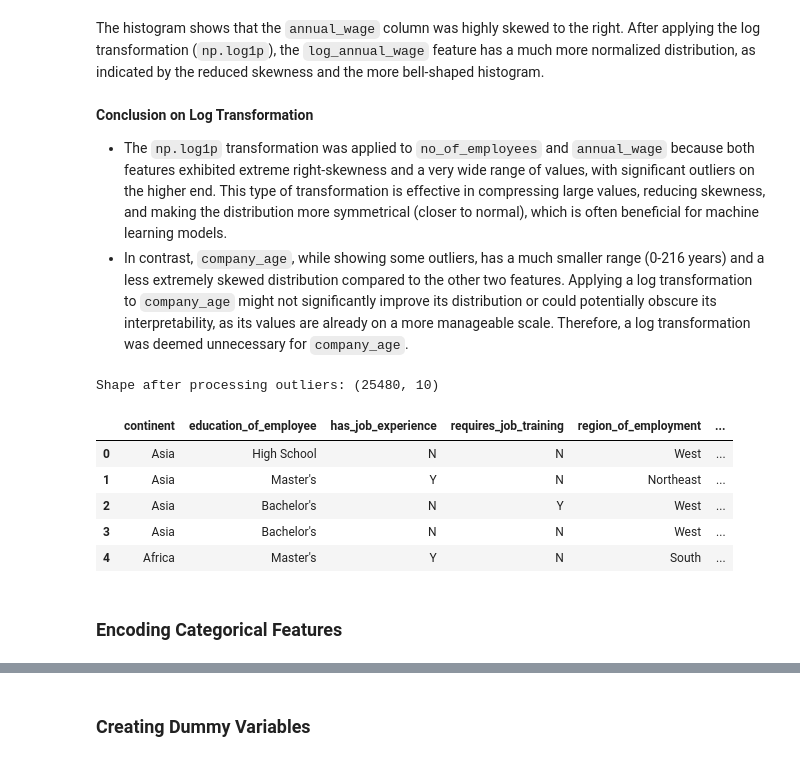
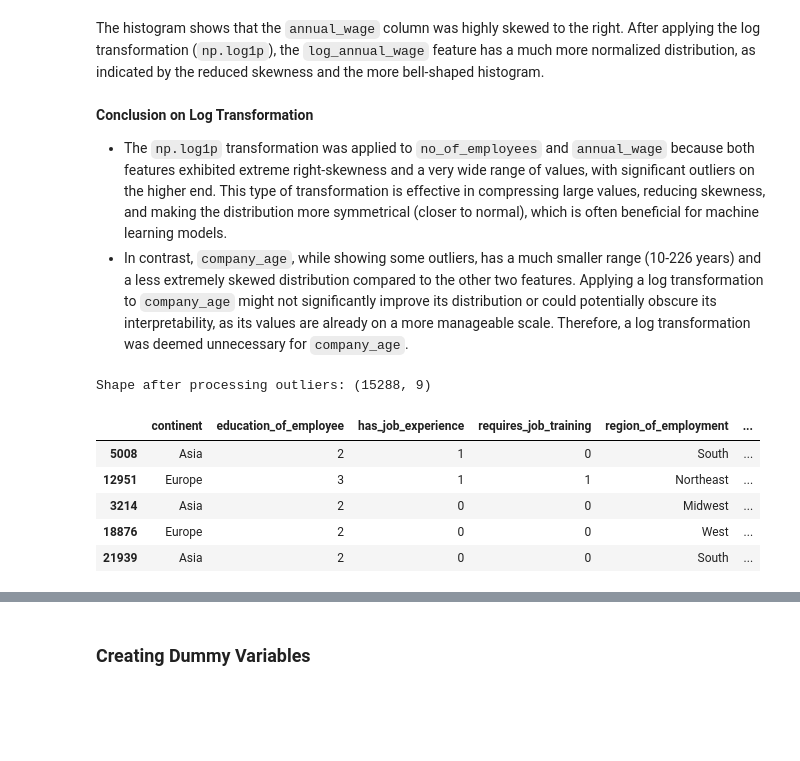
Before and after one commit to alienrivero/great-learning-aiml, a Jupyter notebook: Advanced Machine Learning/EasyVisa/Project_Full_Code_Notebook_EasyVisa.ipynb, the cells around one changed output, grey strips where cells are left out. Drawn from its saved outputs; the diff is of its cells as text; code cells hidden in the pictures; blank space fills up the shorter version.

```diff
--- a/Advanced Machine Learning/EasyVisa/Project_Full_Code_Notebook_EasyVisa.ipynb
+++ b/Advanced Machine Learning/EasyVisa/Project_Full_Code_Notebook_EasyVisa.ipynb
@@ -782,0 +762,10 @@ Shape: (25480, 10)
+# %%
+# Use reference year to avoid data leakage
+reference_year = 2026
+
+# Apply the same reference year to train, validation, and test
+data['company_age'] = reference_year - data['yr_of_estab']
+
+print(f"New feature 'company_age' created using {reference_year} as the reference year.")
+
+display(data[['yr_of_estab', 'company_age']].head())
@@ -782,0 +794,3 @@ Shape: (25480, 10)
+# %%
+# Drop original columns after transformation
+data.drop(['prevailing_wage', 'unit_of_wage', 'yr_of_estab'], axis=1, inplace=True)
@@ -782,0 +801,17 @@ Shape: (25480, 10)
+# %%
+X = data.drop('case_status', axis=1)
+y = data['case_status']
+
+# Splitting data into training, validation and test set:
+# first we split data into 2 parts, say temporary and test
+
+X_temp, X_test, y_temp, y_test = train_test_split(
+    X, y, test_size=0.2, random_state=1, stratify=y
+)
+
+# then we split the temporary set into train and validation
+
+X_train, X_val, y_train, y_val = train_test_split(
+    X_temp, y_temp, test_size=0.25, random_state=1, stratify=y_temp
+)
+print(X_train.shape, X_val.shape, X_test.shape)
@@ -865,24 +904,22 @@ The histogram shows that the `annual_wage` column was highly skewed to the right
 **Conclusion on Log Transformation**
 
 - The `np.log1p` transformation was applied to `no_of_employees` and `annual_wage` because both features exhibited extreme right-skewness and a very wide range of values, with significant outliers on the higher end. This type of transformation is effective in compressing large values, reducing skewness, and making the distribution more symmetrical (closer to normal), which is often beneficial for machine learning models.
-- In contrast, `company_age`, while showing some outliers, has a much smaller range (0-216 years) and a less extremely skewed distribution compared to the other two features. Applying a log transformation to `company_age` might not significantly improve its distribution or could potentially obscure its interpretability, as its values are already on a more manageable scale. Therefore, a log transformation was deemed unnecessary for `company_age`.
+- In contrast, `company_age`, while showing some outliers, has a much smaller range (10-226 years) and a less extremely skewed distribution compared to the other two features. Applying a log transformation to `company_age` might not significantly improve its distribution or could potentially obscure its interpretability, as its values are already on a more manageable scale. Therefore, a log transformation was deemed unnecessary for `company_age`.
 # %%
 # Drop original columns after transformation
-X_train.drop(['annual_wage', 'no_of_employees'], axis=1, inplace=True)
-X_val.drop(['annual_wage', 'no_of_employees'], axis=1, inplace=True)
-X_test.drop(['annual_wage', 'no_of_employees'], axis=1, inplace=True)
+cols_to_drop = ['no_of_employees', 'annual_wage']
 
-print(f"Shape X_train after processing outliers: {X_train.shape}")
-print(f"Shape X_val after processing outliers: {X_val.shape}")
-print(f"Shape X_test after processing outliers: {X_test.shape}")
-display(X_train.head())
+X_train.drop(columns=cols_to_drop, axis=1, inplace=True)
+X_val.drop(columns=cols_to_drop, axis=1, inplace=True)
+X_test.drop(columns=cols_to_drop, axis=1, inplace=True)
+
+print(f"Shape after processing outliers: {X_train.shape}")
+X_train.head()
 # %% [output]
-Shape after processing outliers: (25480, 10)
+Shape after processing outliers: (15288, 9)
 |  | continent | education_of_employee | has_job_experience | requires_job_training | region_of_employment | ... |
-| 0 | Asia | High School | N | N | West | ... |
-| 1 | Asia | Master's | Y | N | Northeast | ... |
-| 2 | Asia | Bachelor's | N | Y | West | ... |
-| 3 | Asia | Bachelor's | N | N | West | ... |
-| 4 | Africa | Master's | Y | N | South | ... |
+| 5008 | Asia | 2 | 1 | 0 | South | ... |
+| 12951 | Europe | 3 | 1 | 1 | Northeast | ... |
+| 3214 | Asia | 2 | 0 | 0 | Midwest | ... |
+| 18876 | Europe | 2 | 0 | 0 | West | ... |
+| 21939 | Asia | 2 | 0 | 0 | South | ... |
-# %% [markdown]
-### Encoding Categorical Features
```
Also changed, not shown: parts of 50 cells of this notebook, 3 other files.
